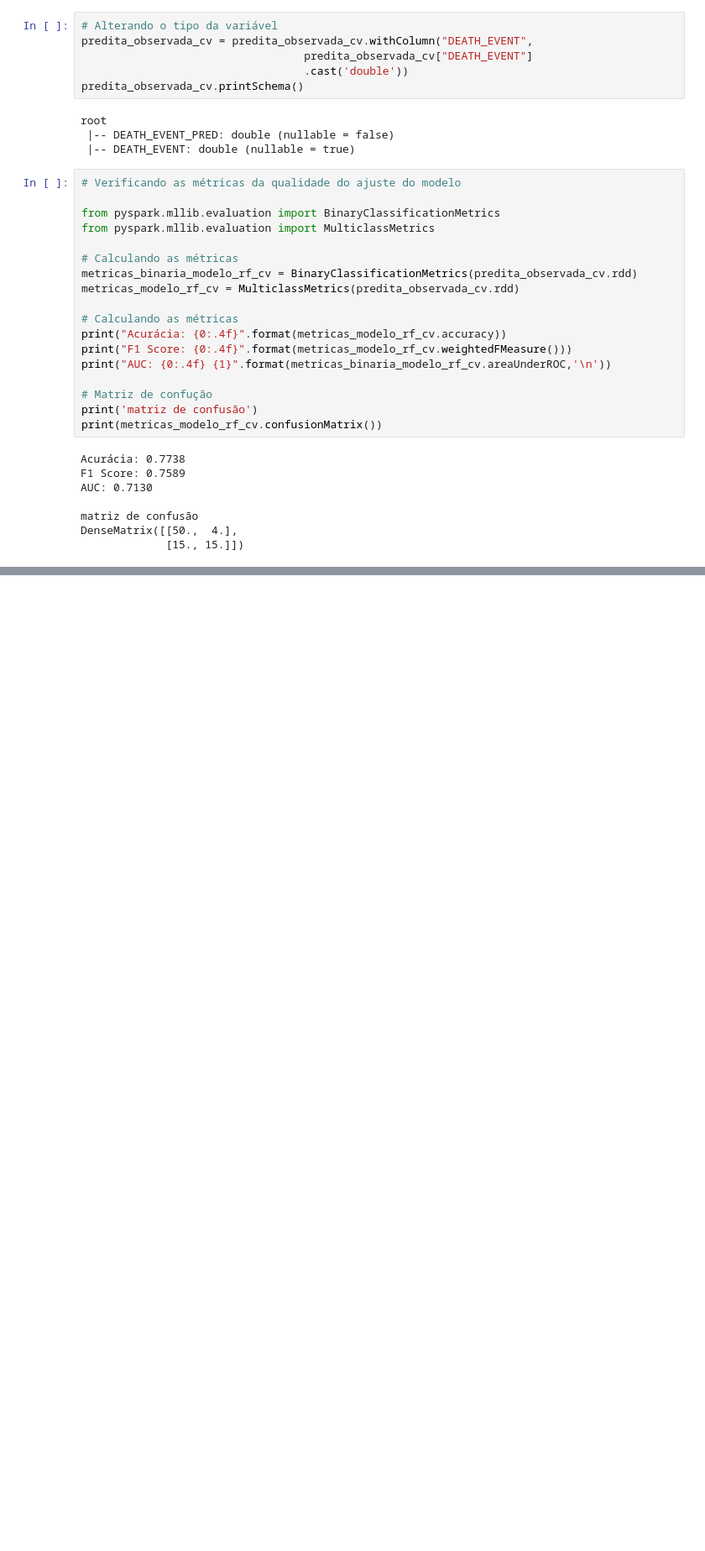
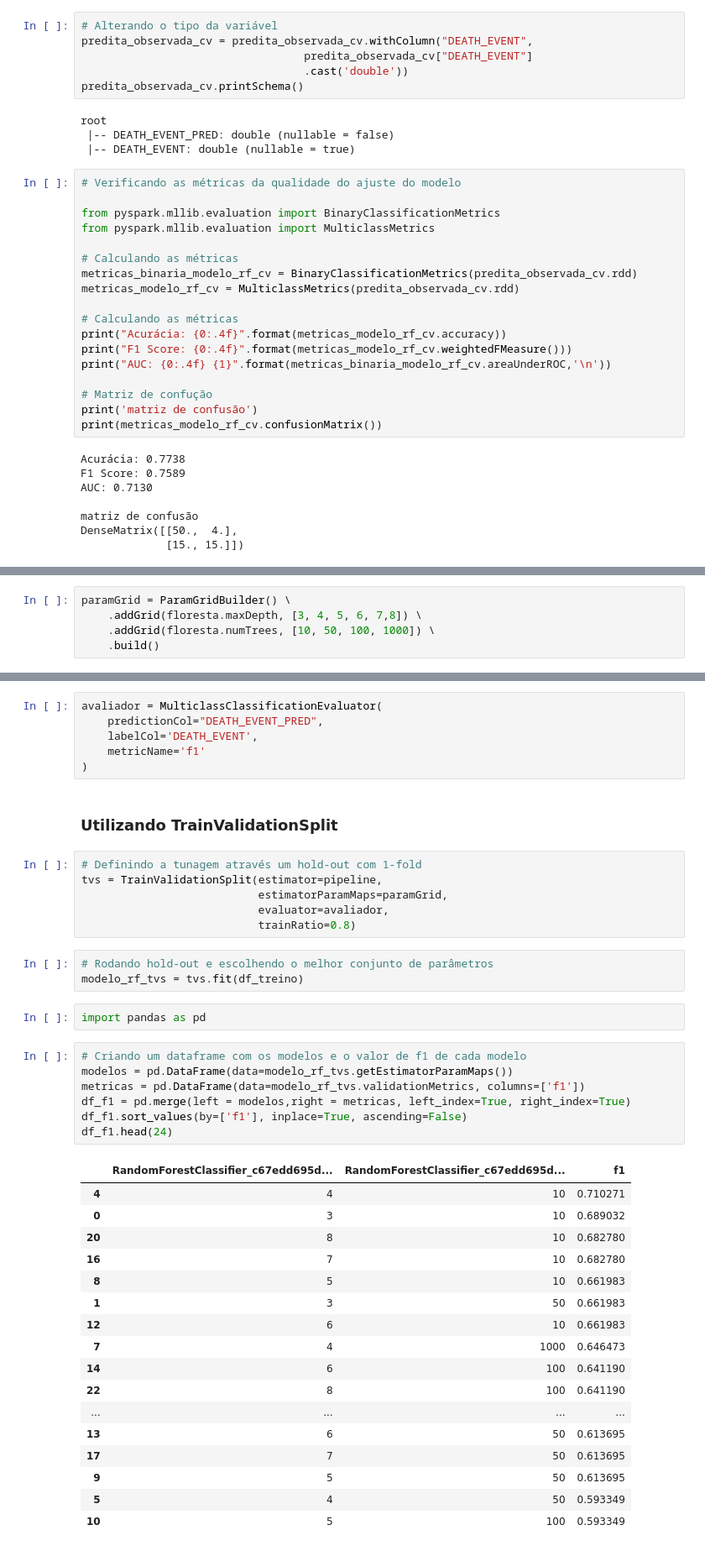
Before and after one commit to isabela-rossetti/classificacao_pyspark, a Jupyter notebook: PySpark_Classificacao_Heart_Failure_Prediction.ipynb, the cells around one changed output, grey strips where cells are left out. Shown: that part at 84% size. Drawn from its saved outputs; the diff is of its cells as text; blank space fills up the shorter version.

```diff
--- a/PySpark_Classificacao_Heart_Failure_Prediction.ipynb
+++ b/PySpark_Classificacao_Heart_Failure_Prediction.ipynb
@@ -1359,0 +1692,5 @@ DenseMatrix([[50.,  4.],
+# %%
+paramGrid = ParamGridBuilder() \
+    .addGrid(floresta.maxDepth, [3, 4, 5, 6, 7,8]) \
+    .addGrid(floresta.numTrees, [10, 50, 100, 1000]) \
+    .build()
@@ -1359,0 +1717,44 @@ DenseMatrix([[50.,  4.],
+# %%
+avaliador = MulticlassClassificationEvaluator(
+    predictionCol="DEATH_EVENT_PRED",
+    labelCol='DEATH_EVENT',
+    metricName='f1'
+)
+# %% [markdown]
+### **Utilizando TrainValidationSplit**
+# %%
+# Definindo a tunagem através um hold-out com 1-fold
+tvs = TrainValidationSplit(estimator=pipeline,
+                           estimatorParamMaps=paramGrid,
+                           evaluator=avaliador,
+                           trainRatio=0.8)
+# %%
+# Rodando hold-out e escolhendo o melhor conjunto de parâmetros
+modelo_rf_tvs = tvs.fit(df_treino)
+# %%
+import pandas as pd
+# %%
+# Criando um dataframe com os modelos e o valor de f1 de cada modelo
+modelos = pd.DataFrame(data=modelo_rf_tvs.getEstimatorParamMaps())
+metricas = pd.DataFrame(data=modelo_rf_tvs.validationMetrics, columns=['f1'])
+df_f1 = pd.merge(left = modelos,right = metricas, left_index=True, right_index=True)
+df_f1.sort_values(by=['f1'], inplace=True, ascending=False)
+df_f1.head(24)
+# %% [output]
+|  | RandomForestClassifier_c67edd695d... | RandomForestClassifier_c67edd695d... | f1 |
+| 4 | 4 | 10 | 0.710271 |
+| 0 | 3 | 10 | 0.689032 |
+| 20 | 8 | 10 | 0.682780 |
+| 16 | 7 | 10 | 0.682780 |
+| 8 | 5 | 10 | 0.661983 |
+| 1 | 3 | 50 | 0.661983 |
+| 12 | 6 | 10 | 0.661983 |
+| 7 | 4 | 1000 | 0.646473 |
+| 14 | 6 | 100 | 0.641190 |
+| 22 | 8 | 100 | 0.641190 |
+| ... | ... | ... | ... |
+| 13 | 6 | 50 | 0.613695 |
+| 17 | 7 | 50 | 0.613695 |
+| 9 | 5 | 50 | 0.613695 |
+| 5 | 4 | 50 | 0.593349 |
+| 10 | 5 | 100 | 0.593349 |
```
Also changed, not shown: parts of 51 cells of this notebook.
